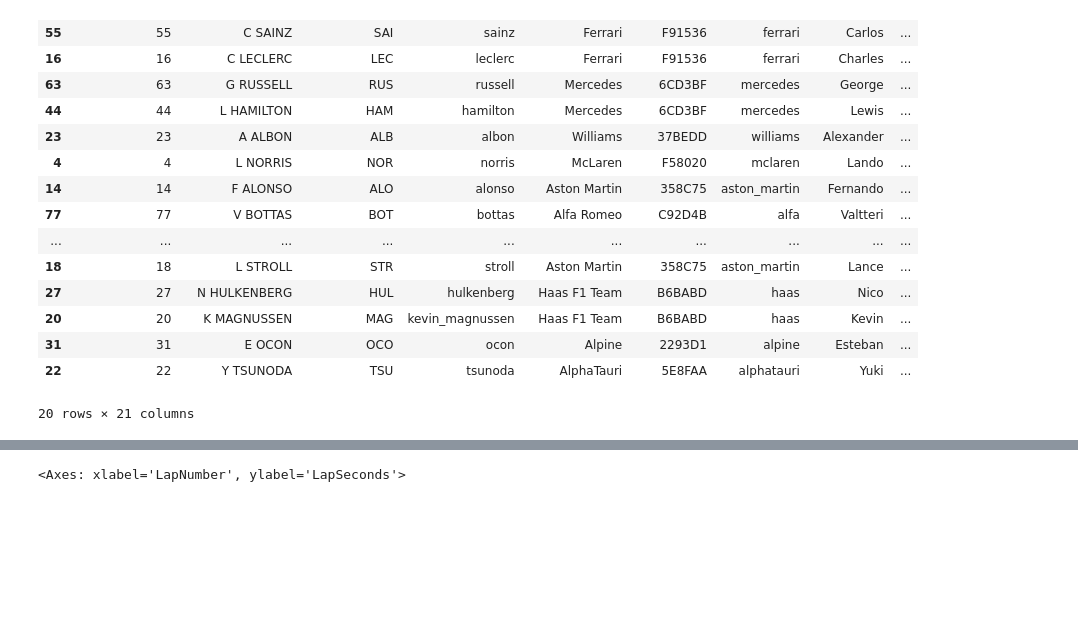
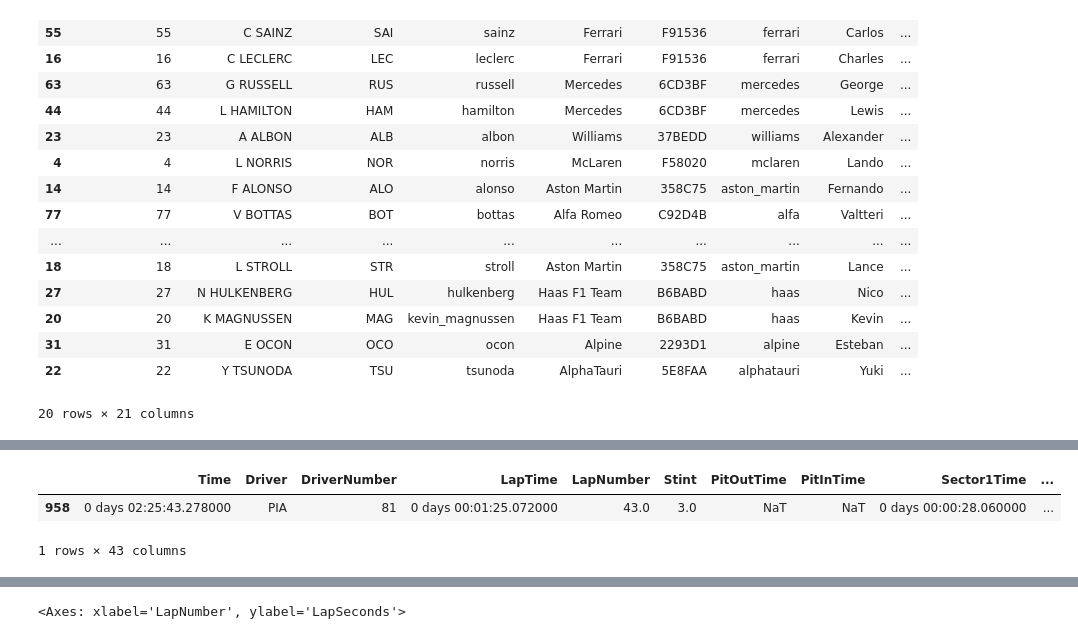
Before and after one commit to n8taylor/cs5830_final_project, a Jupyter notebook: api.ipynb, the cells around one changed output, grey strips where cells are left out. Drawn from its saved outputs; the diff is of its cells as text; code cells hidden in the pictures; blank space fills up the shorter version.

```diff
--- a/api.ipynb
+++ b/api.ipynb
@@ -87,14 +87,56 @@ results
 20 rows × 21 columns
 # %%
 laps = lapsOriginal.copy()
+
+# Extract seconds from lap times
 laps['LapSeconds'] = (laps['LapTime'].dt.seconds * 1000000 + laps['LapTime'].dt.microseconds) / 1000000
+# Get an accumulated time for each lap
 lapStartTime = laps.iloc[0].LapStartDate
 laps['LapStartTimeSeconds'] = laps.LapStartDate - lapStartTime
+# Add driver finishing position data
 laps = pd.merge(laps, results[['Abbreviation', 'Position']], left_on='Driver', right_on='Abbreviation', how='left')
+# Bin drivers into upper half of finishers and lower half
 laps['UpperHalf'] = laps['Position_y'].apply(lambda x: True if x <= laps['Position_y'].max() / 2 else False)
+# Calculate the number of pit stops for each driver
 driverPitStops = laps.groupby('Driver')['PitInTime'].nunique().reset_index()
 driverPitStops.columns = ['Driver', 'PitStops']
 laps = pd.merge(laps, driverPitStops, on='Driver', how='left')
+# Calculate mean and std of lap times for each driver
+meanLapTimes = laps.groupby('Driver')['LapTime'].mean().reset_index()
+meanLapTimes.columns = ['Driver', 'MeanLapTime']
+stdLapTimes = laps.groupby('Driver')['LapTime'].std().reset_index()
+stdLapTimes.columns = ['Driver', 'stdLapTime']
+lapTimesStats = pd.merge(meanLapTimes, stdLapTimes, on='Driver', how='left')
+laps = pd.merge(laps, lapTimesStats, on='Driver', how='left')
+
+# Calculate pit stop durations
+for i in range(laps.PitStops.max()):
+    laps[f'Stop{i+1}Time'] = pd.NaT
+laps['avgStopTime'] = pd.NaT
+laps['LongestStopTime'] = pd.NaT
+laps
+
+for driver in laps.Driver.unique():
+    driverStats = laps[laps.Driver == driver].reset_index()
+    pitIn = driverStats[driverStats.PitInTime.notna()].index
+    pitOut = driverStats[driverStats.PitOutTime.notna()].index
+    pitTimes = []
+    for i in range(len(pitOut)):
+        pitTime = driverStats.iloc[pitOut[i]].PitOutTime - driverStats.iloc[pitIn[i]].PitInTime
+        pitTimes.append(pitTime)
+        laps.loc[laps['Driver'] == driver, f'Stop{i+1}Time'] = pitTime
+    if len(pitTimes) > 0:
+        avgPitTime = pd.Timedelta(0)
+        longestPitTime = pd.Timedelta(0)
+        for time in pitTimes:
+            avgPitTime += time
+            if time > longestPitTime:
+                longestPitTime = time
+        avgPitTime /= len(pitTimes)
+
+        laps.loc[laps['Driver'] == driver, 'avgStopTime'] = avgPitTime
+        laps.loc[laps['Driver'] == driver, 'LongestStopTime'] = longestPitTime
+
 display(laps)
 display(laps.columns)
 laps.describe()
@@ -133,0 +178,6 @@ Index(['Time', 'Driver', 'DriverNumber', 'LapTime', 'LapNumber', 'Stint',
+# %%
+laps[laps.LapTime == laps.LapTime.min()]
+# %% [output]
+|  | Time | Driver | DriverNumber | LapTime | LapNumber | Stint | PitOutTime | PitInTime | Sector1Time | ... |
+| 958 | 0 days 02:25:43.278000 | PIA | 81 | 0 days 00:01:25.072000 | 43.0 | 3.0 | NaT | NaT | 0 days 00:00:28.060000 | ... |
+1 rows × 43 columns
```
Also changed, not shown: parts of 7 cells of this notebook.
